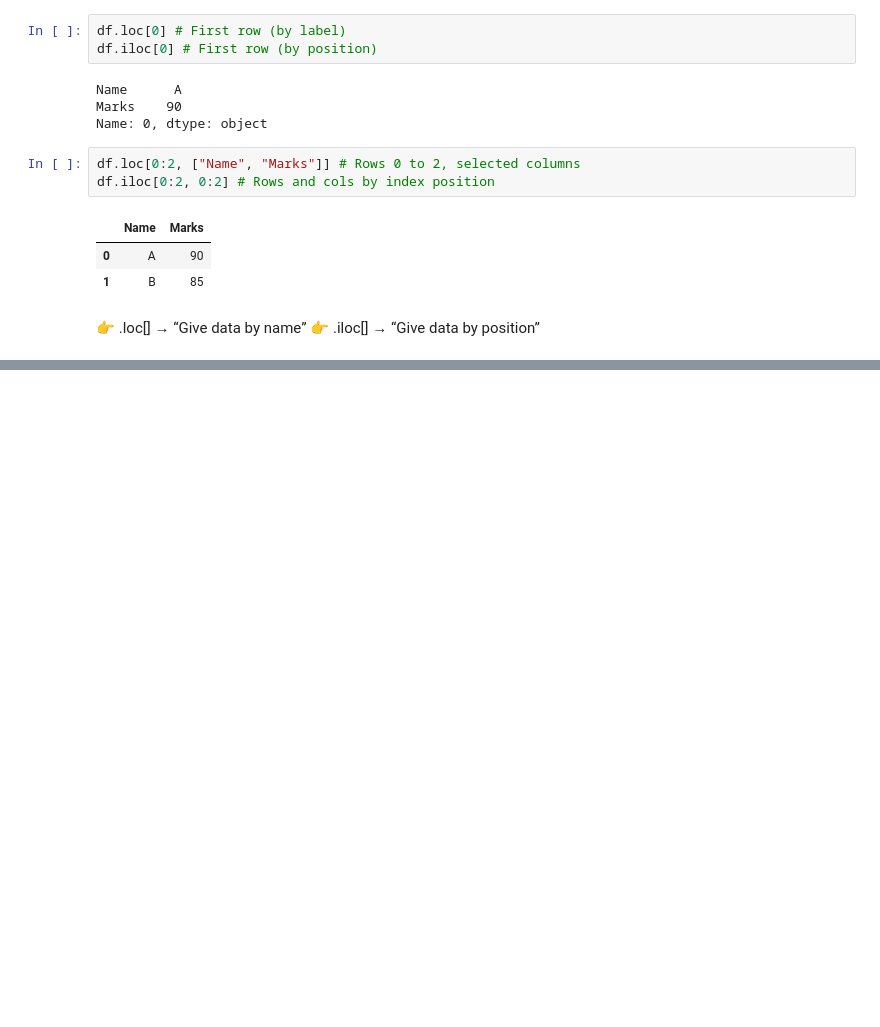
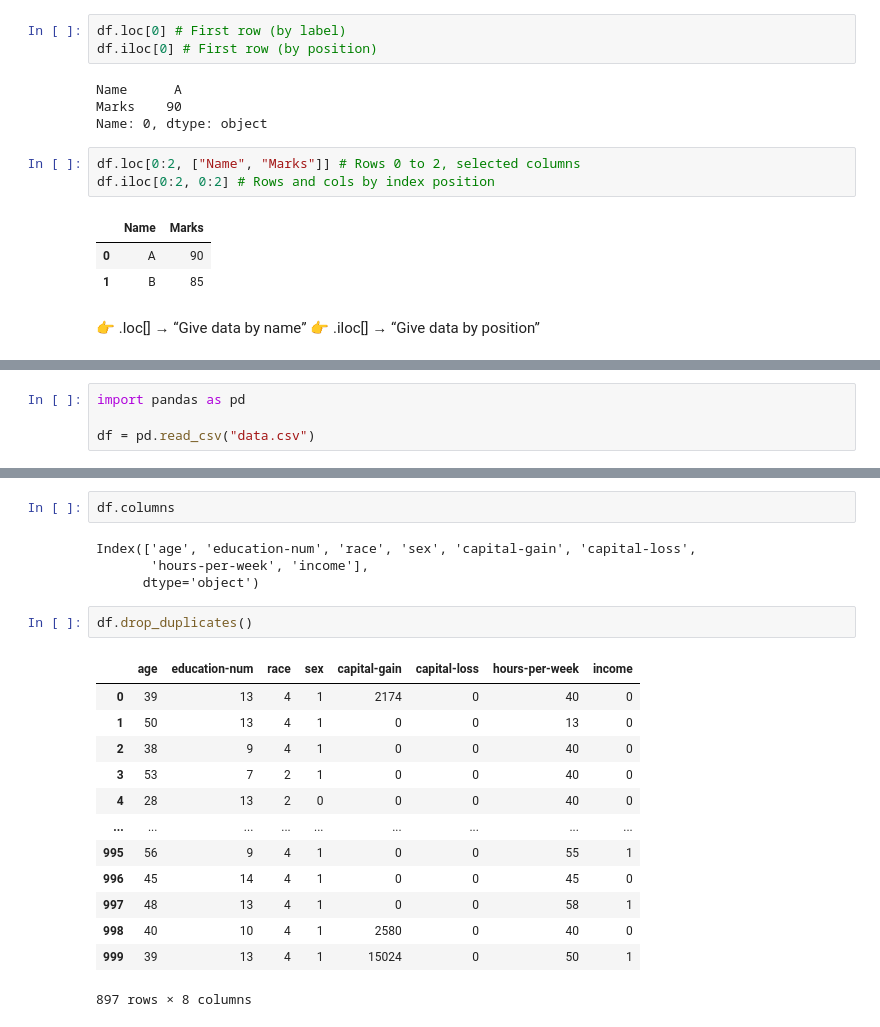
Before and after one commit to Suvarnadatta123/gettingexpertin-DATASCIENCE, a Jupyter notebook: pandas.ipynb, the cells around one changed output, grey strips where cells are left out. Drawn from its saved outputs; the diff is of its cells as text; blank space fills up the shorter version.

```diff
--- a/pandas.ipynb
+++ b/pandas.ipynb
@@ -131,0 +249,4 @@ df.iloc[0:2, 0:2] # Rows and cols by index position
+# %%
+import pandas as pd
+
+df = pd.read_csv("data.csv")
@@ -131,0 +271,22 @@ df.iloc[0:2, 0:2] # Rows and cols by index position
+# %%
+df.columns
+# %% [output]
+Index(['age', 'education-num', 'race', 'sex', 'capital-gain', 'capital-loss',
+       'hours-per-week', 'income'],
+      dtype='object')
+# %%
+df.drop_duplicates()
+# %% [output]
+|  | age | education-num | race | sex | capital-gain | capital-loss | hours-per-week | income |
+| 0 | 39 | 13 | 4 | 1 | 2174 | 0 | 40 | 0 |
+| 1 | 50 | 13 | 4 | 1 | 0 | 0 | 13 | 0 |
+| 2 | 38 | 9 | 4 | 1 | 0 | 0 | 40 | 0 |
+| 3 | 53 | 7 | 2 | 1 | 0 | 0 | 40 | 0 |
+| 4 | 28 | 13 | 2 | 0 | 0 | 0 | 40 | 0 |
+| ... | ... | ... | ... | ... | ... | ... | ... | ... |
+| 995 | 56 | 9 | 4 | 1 | 0 | 0 | 55 | 1 |
+| 996 | 45 | 14 | 4 | 1 | 0 | 0 | 45 | 0 |
+| 997 | 48 | 13 | 4 | 1 | 0 | 0 | 58 | 1 |
+| 998 | 40 | 10 | 4 | 1 | 2580 | 0 | 40 | 0 |
+| 999 | 39 | 13 | 4 | 1 | 15024 | 0 | 50 | 1 |
+897 rows × 8 columns
```
Also changed, not shown: parts of 27 cells of this notebook, 2 other files.
